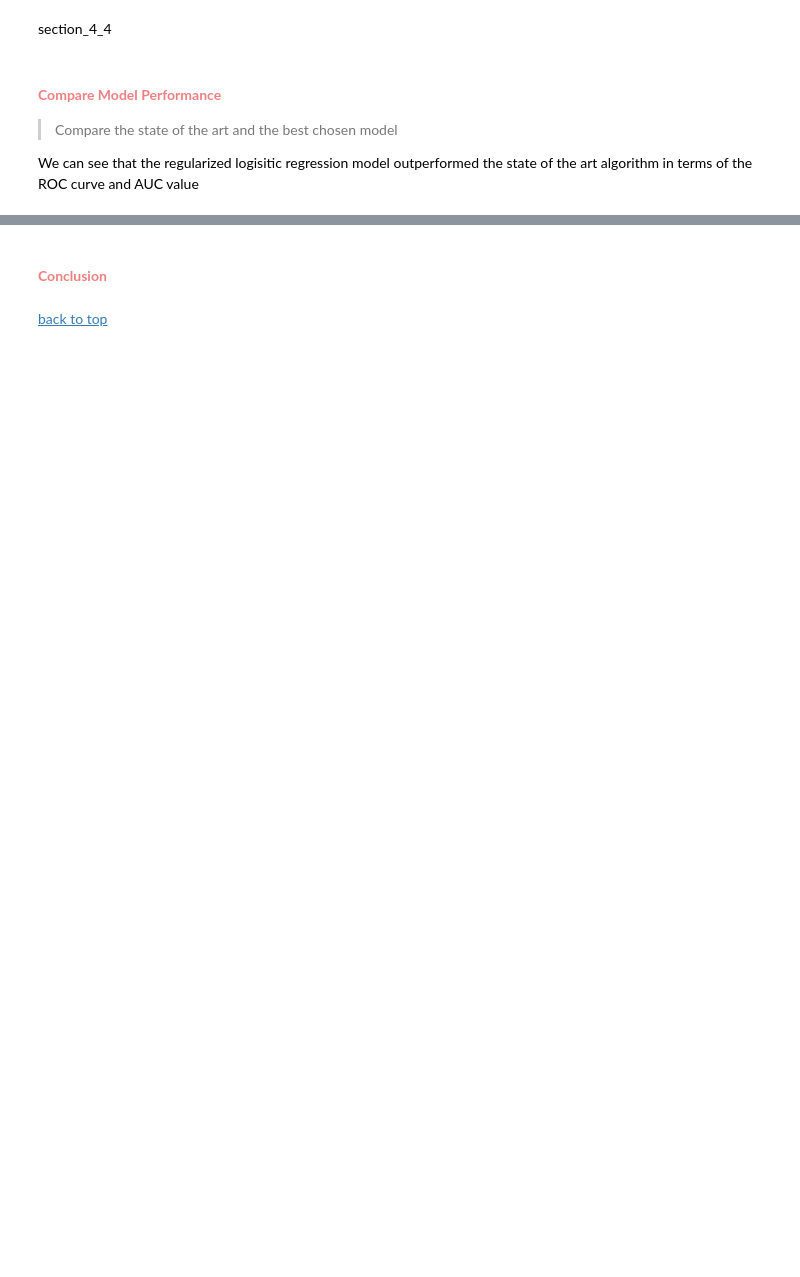
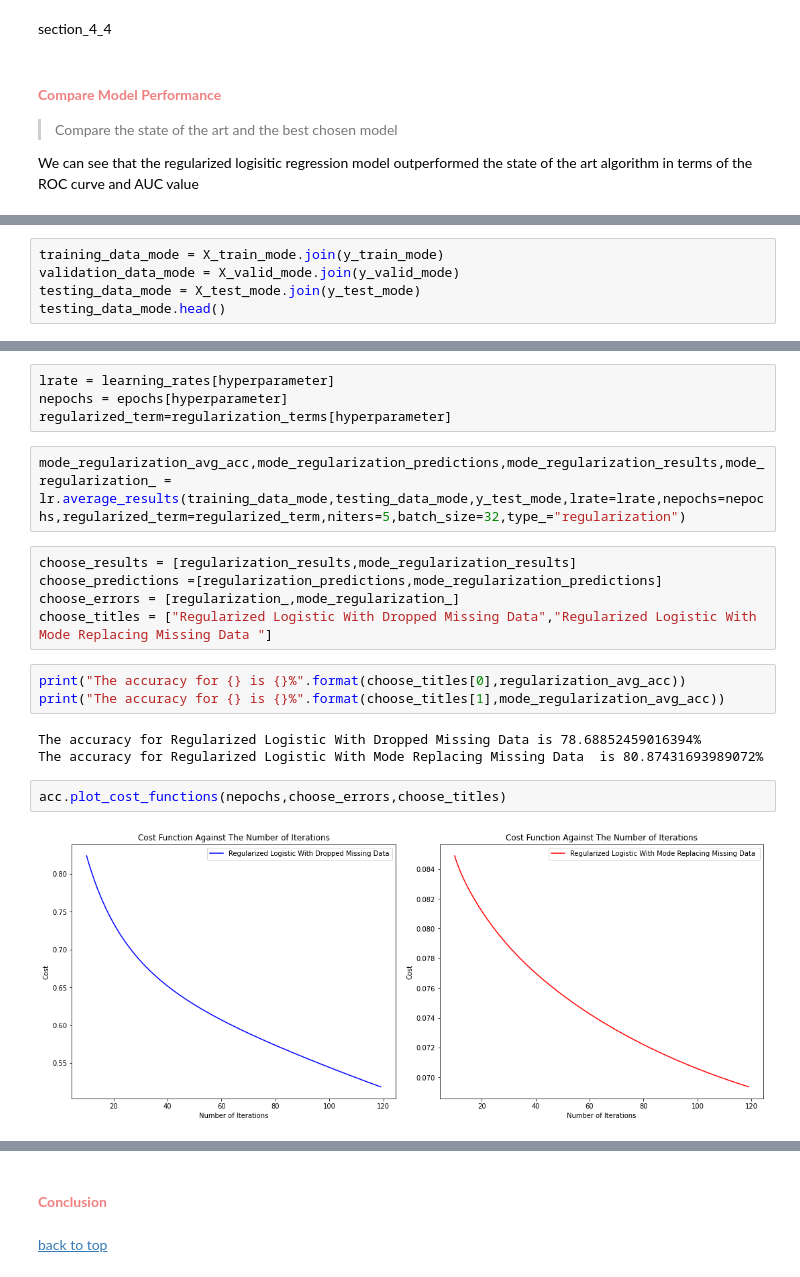
Before and after one commit to Five-Tackle-One/Investigative-Analysis-of-Heart-Disease-Diagnosis, a Jupyter notebook: Investigative Analysis of Heart Disease Diagnosis.ipynb, the cells around one changed output, grey strips where cells are left out. Saved outputs shown, nothing was run; the diff lists cells and outputs as text; blank space fills up the shorter version.

```diff
--- a/Investigative Analysis of Heart Disease Diagnosis.ipynb
+++ b/Investigative Analysis of Heart Disease Diagnosis.ipynb
@@ -519,0 +545,5 @@ We can see that the regularized logisitic regression model outperformed the stat
+# %%
+training_data_mode = X_train_mode.join(y_train_mode)
+validation_data_mode = X_valid_mode.join(y_valid_mode)
+testing_data_mode = X_test_mode.join(y_test_mode)
+testing_data_mode.head()
@@ -519,0 +558,21 @@ We can see that the regularized logisitic regression model outperformed the stat
+# %%
+lrate = learning_rates[hyperparameter]
+nepochs = epochs[hyperparameter]
+regularized_term=regularization_terms[hyperparameter]
+# %%
+mode_regularization_avg_acc,mode_regularization_predictions,mode_regularization_results,mode_regularization_ = lr.average_results(training_data_mode,testing_data_mode,y_test_mode,lrate=lrate,nepochs=nepochs,regularized_term=regularized_term,niters=5,batch_size=32,type_="regularization")
+# %%
+choose_results = [regularization_results,mode_regularization_results]
+choose_predictions =[regularization_predictions,mode_regularization_predictions]
+choose_errors = [regularization_,mode_regularization_]
+choose_titles = ["Regularized Logistic With Dropped Missing Data","Regularized Logistic With Mode Replacing Missing Data "]
+# %%
+print("The accuracy for {} is {}%".format(choose_titles[0],regularization_avg_acc))
+print("The accuracy for {} is {}%".format(choose_titles[1],mode_regularization_avg_acc))
+# %% [output]
+The accuracy for Regularized Logistic With Dropped Missing Data is 78.68852459016394%
+The accuracy for Regularized Logistic With Mode Replacing Missing Data  is 80.87431693989072%
+# %%
+acc.plot_cost_functions(nepochs,choose_errors,choose_titles)
+# %% [output]
+[figure, added]
```
Also changed, not shown: parts of 27 cells of this notebook.
